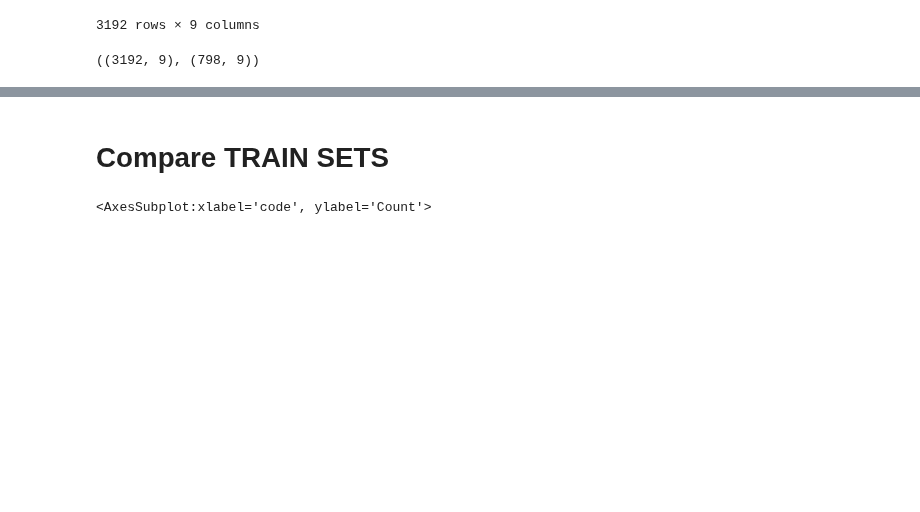
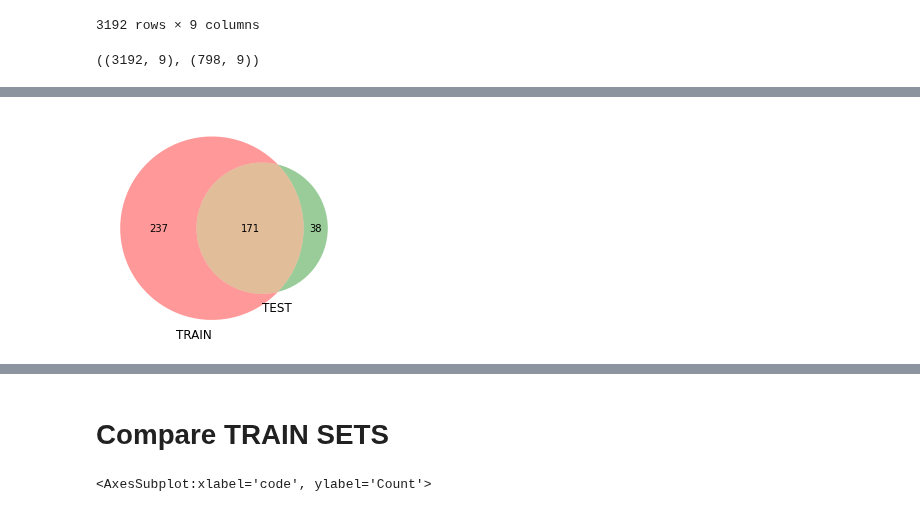
Before and after one commit to AlexKay28/MedConcNorm, a Jupyter notebook: notebooks/work_with_raw_data/datasets_analysis.ipynb, the cells around one changed output, grey strips where cells are left out. Cells and saved outputs as stored; diff of their text form; code cells hidden in the pictures; blank space fills up the shorter version.

```diff
--- a/notebooks/work_with_raw_data/datasets_analysis.ipynb
+++ b/notebooks/work_with_raw_data/datasets_analysis.ipynb
@@ -350,0 +466,8 @@ sns.histplot(data=psytar_test['code'], bins=bins, color='blue')
+# %%
+train_labels = set(psytar_train['code'].unique())
+test_labels = set(psytar_test['code'].unique())
+
+venn2([train_labels, test_labels], ('TRAIN', 'TEST'))
+plt.show()
+# %% [output]
+[figure, added]
```
Also changed, not shown: parts of 41 cells of this notebook, 18 other files.
